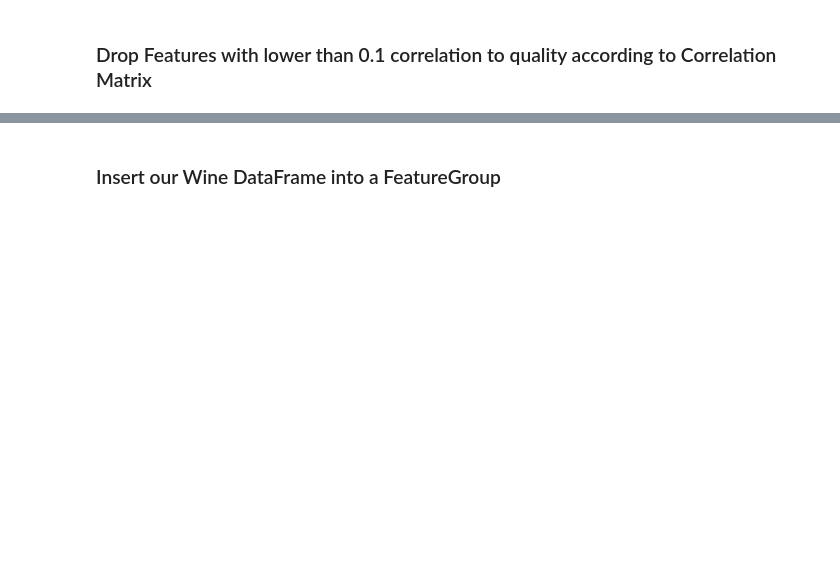
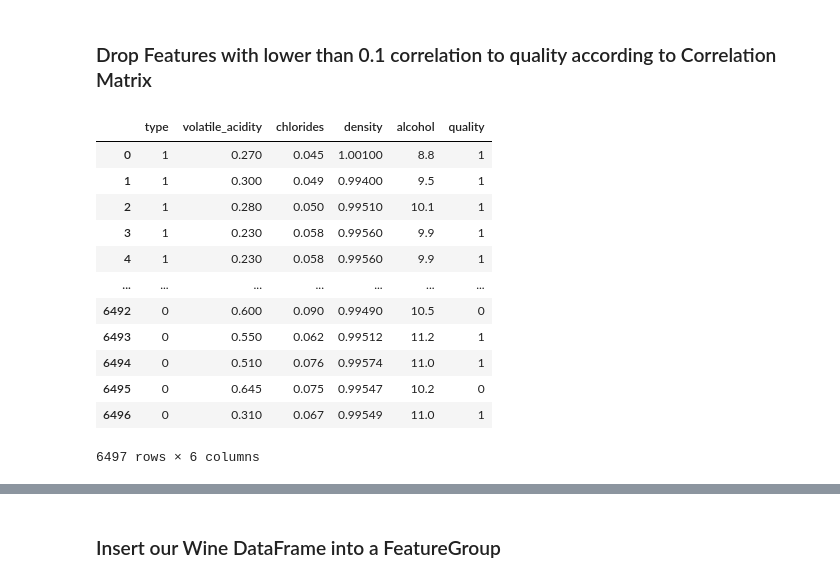
Before and after one commit to rezaqorbani/scalable-ml-and-dl-labs, a Jupyter notebook: lab1/wine/wine-eda-and-backfill-feature-group.ipynb, the cells around one changed output, grey strips where cells are left out. Cells and saved outputs as stored; diff of their text form; code cells hidden in the pictures; blank space fills up the shorter version.

```diff
--- a/lab1/wine/wine-eda-and-backfill-feature-group.ipynb
+++ b/lab1/wine/wine-eda-and-backfill-feature-group.ipynb
@@ -125,7 +264,11 @@ plt.show()
 ### Drop Features with lower than 0.1 correlation to quality according to Correlation Matrix
 # %%
 # List of columns to be dropped
+#columns_to_drop = ['type','fixed_acidity', 'citric_acid', 'residual_sugar','free_sulfur_dioxide','pH','sulphates']
 columns_to_drop = ['fixed_acidity', 'citric_acid', 'residual_sugar', 'total_sulfur_dioxide','free_sulfur_dioxide','pH','sulphates']
 
 # Dropping columns from wine_df
-wine_df.drop(columns=columns_to_drop, inplace=True)
+#wine_df.drop(columns=columns_to_drop, inplace=True)
+wine_df1=wine_df.drop(columns=columns_to_drop)
+
+#wine_df.drop(columns='type', inplace=True)
@@ -133,0 +275,16 @@ wine_df
+# %%
+wine_df1
+# %% [output]
+|  | type | volatile_acidity | chlorides | density | alcohol | quality |
+| 0 | 1 | 0.270 | 0.045 | 1.00100 | 8.8 | 1 |
+| 1 | 1 | 0.300 | 0.049 | 0.99400 | 9.5 | 1 |
+| 2 | 1 | 0.280 | 0.050 | 0.99510 | 10.1 | 1 |
+| 3 | 1 | 0.230 | 0.058 | 0.99560 | 9.9 | 1 |
+| 4 | 1 | 0.230 | 0.058 | 0.99560 | 9.9 | 1 |
+| ... | ... | ... | ... | ... | ... | ... |
+| 6492 | 0 | 0.600 | 0.090 | 0.99490 | 10.5 | 0 |
+| 6493 | 0 | 0.550 | 0.062 | 0.99512 | 11.2 | 1 |
+| 6494 | 0 | 0.510 | 0.076 | 0.99574 | 11.0 | 1 |
+| 6495 | 0 | 0.645 | 0.075 | 0.99547 | 10.2 | 0 |
+| 6496 | 0 | 0.310 | 0.067 | 0.99549 | 11.0 | 1 |
+6497 rows × 6 columns
```
Also changed, not shown: parts of 19 cells of this notebook, 7 other files.
